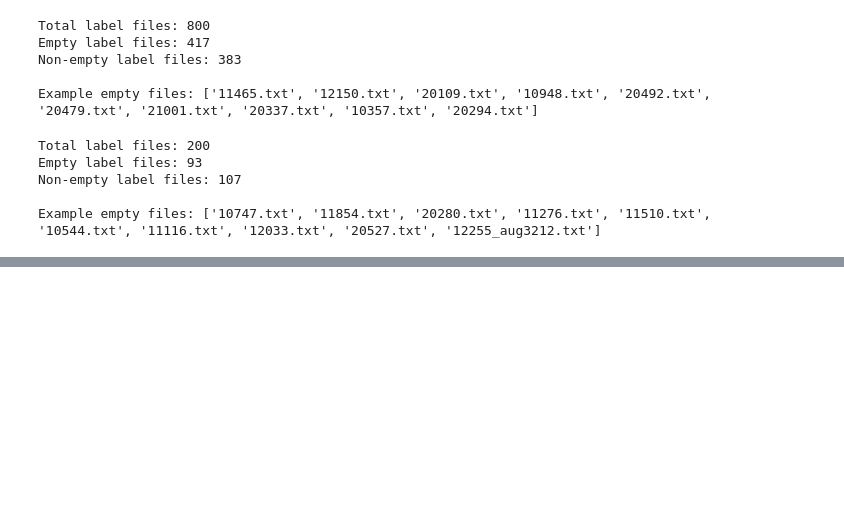
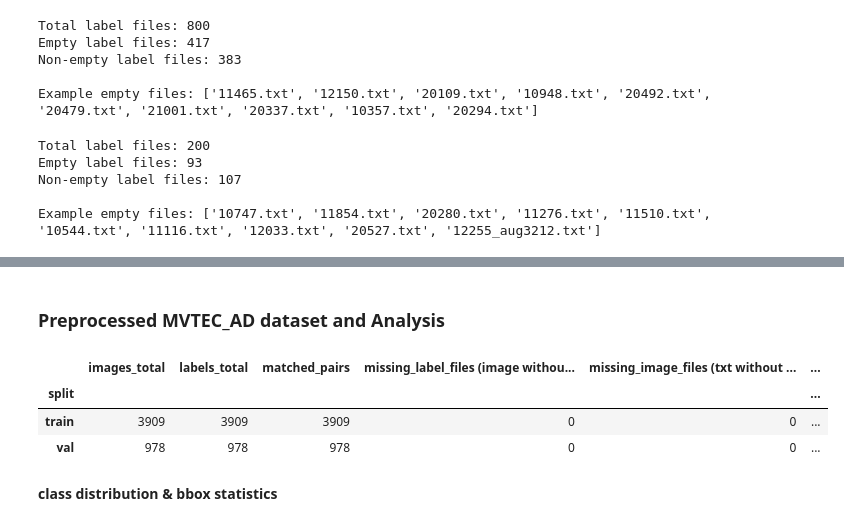
Before and after one commit to Ajay-Kumar-Prasad/Smart-Quality-Inspection-System, a Jupyter notebook: notebooks/sanity_check.ipynb, the cells around one changed output, grey strips where cells are left out. Drawn from its saved outputs; the diff is of its cells as text; code cells hidden in the pictures; blank space fills up the shorter version.

```diff
--- a/notebooks/sanity_check.ipynb
+++ b/notebooks/sanity_check.ipynb
@@ -546,0 +418,2 @@ Removed 894 empty label-image pairs from val/
+# %% [markdown]
+### Preprocessed MVTEC_AD dataset and Analysis
@@ -546,0 +461,49 @@ Removed 894 empty label-image pairs from val/
+# %%
+# Dataset counts & missing/corrupt checks
+report_rows = []
+
+for split in ["train", "val"]:
+    imgs = list_files(IMG_DIR / split / "*.*")
+    lbls = list_files(LBL_DIR / split / "*.txt")
+    img_set = {p.stem for p in imgs}
+    lbl_set = {p.stem for p in lbls}
+
+    # matched & missing
+    matched = sorted(list(img_set & lbl_set))
+    missing_label = sorted(list(img_set - lbl_set))
+    missing_image = sorted(list(lbl_set - img_set))
+
+    # check empty label files and corrupt label parsing
+    empty_labels = []
+    corrupt_labels = []
+    nonempty_count = 0
+    for lp in lbls:
+        content = read_label_file(lp)
+        if content is None:
+            corrupt_labels.append(lp)
+        elif len(content) == 0:
+            empty_labels.append(lp)
+        else:
+            nonempty_count += 1
+
+    report = {
+        "split": split,
+        "images_total": len(imgs),
+        "labels_total": len(lbls),
+        "matched_pairs": len(matched),
+        "missing_label_files (image without .txt)": len(missing_label),
+        "missing_image_files (txt without image)": len(missing_image),
+        "empty_label_files": len(empty_labels),
+        "corrupt_label_files": len(corrupt_labels),
+        "nonempty_label_files": nonempty_count
+    }
+    report_rows.append(report)
+
+pd.DataFrame(report_rows).set_index("split")
+# %% [output]
+|  | images_total | labels_total | matched_pairs | missing_label_files (image withou... | missing_image_files (txt without ... | ... |
+| split |  |  |  |  |  | ... |
+| train | 3909 | 3909 | 3909 | 0 | 0 | ... |
+| val | 978 | 978 | 978 | 0 | 0 | ... |
+# %% [markdown]
+**class distribution & bbox statistics**
```
Also changed, not shown: parts of 26 cells of this notebook, 41 other files.
